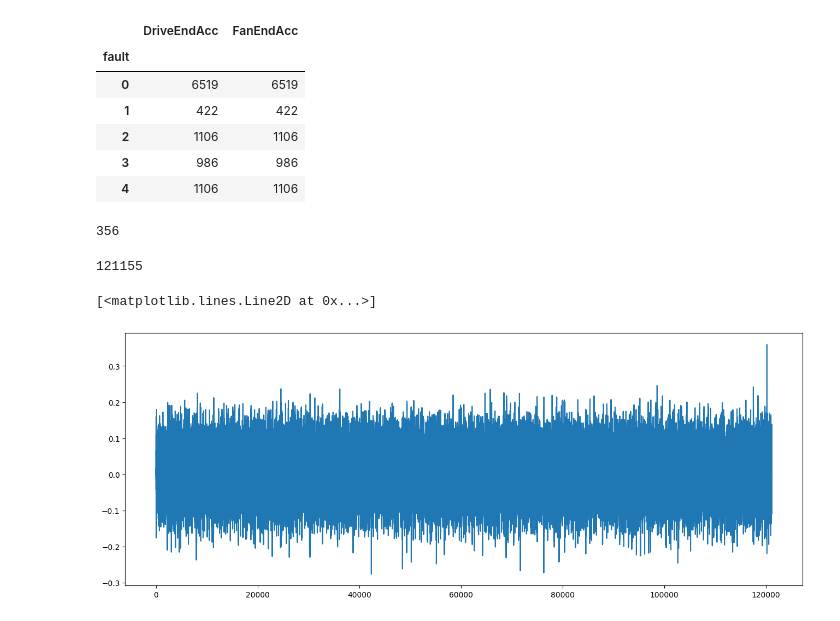
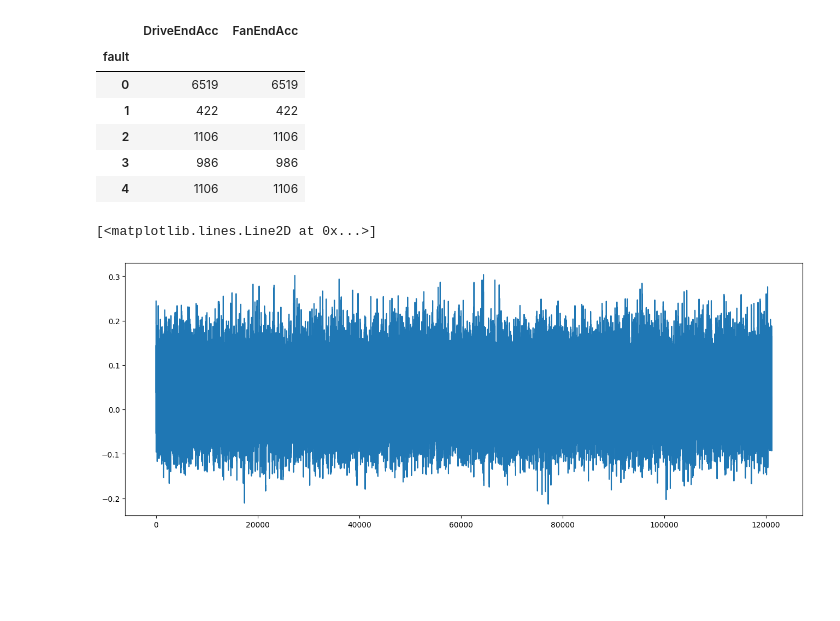
Before and after one commit to h4ppy0wl/PdM01, a Jupyter notebook: bearings01_EDA.ipynb, the cells around one changed output. Cells and saved outputs as stored; diff of their text form; code cells hidden in the pictures; blank space fills up the shorter version.

```diff
--- a/bearings01_EDA.ipynb
+++ b/bearings01_EDA.ipynb
@@ -137,17 +162,9 @@ just_duplicates.groupby('fault').count()
 | 2 | 1106 | 1106 |
 | 3 | 986 | 986 |
 | 4 | 1106 | 1106 |
-# %%
-sum(just_duplicates.duplicated())
-# %% [output]
-356
-# %%
-len(df_normal.iloc[:,0])
-# %% [output]
-121155
 # %%
 plt.figure(figsize = (16,6))
-plt.plot(range(0, len(df_normal.iloc[:,0])), df_normal.iloc[:,0])
+plt.plot(range(0, len(df_normal.iloc[:,0])), df_normal.iloc[:,1])
 # %% [output]
 [<matplotlib.lines.Line2D at 0x...>]
-[figure, old version]
+[figure, new version]
```
Also changed, not shown: parts of 2 cells of this notebook.
